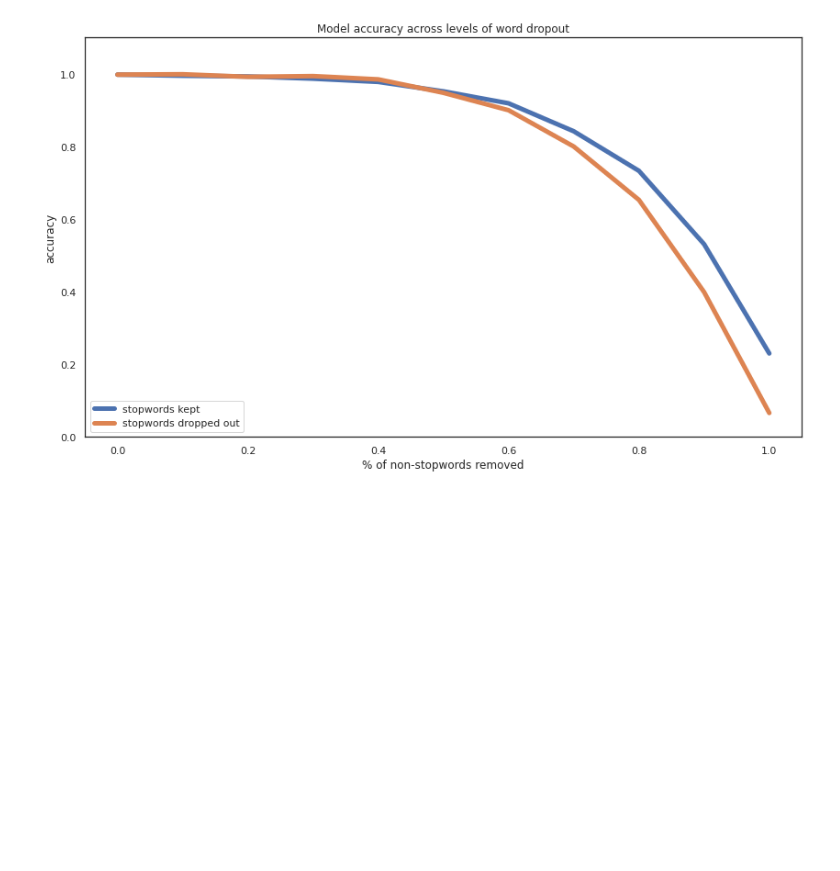
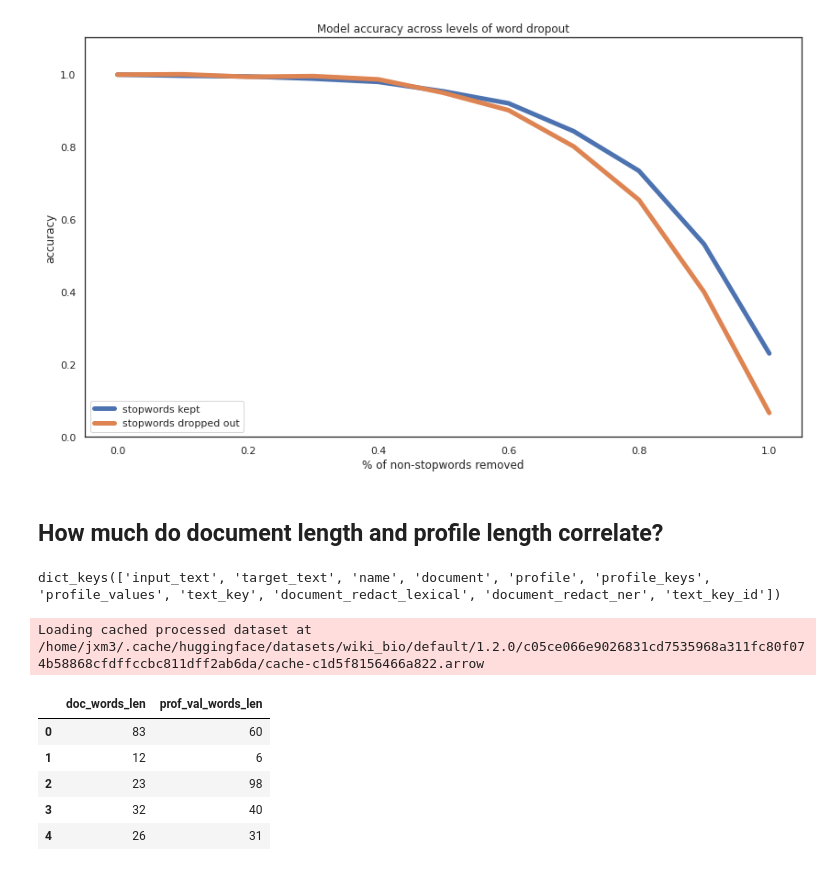
Before and after one commit to jxmorris12/unsupervised-text-deidentification, a Jupyter notebook: notebooks/2022-05-23 Testing model at varying levels of dropout [revisited].ipynb, the cells around one changed output. Saved outputs shown, nothing was run; the diff lists cells and outputs as text; code cells hidden in the pictures; blank space fills up the shorter version.

```diff
--- a/notebooks/2022-05-23 Testing model at varying levels of dropout [revisited].ipynb
+++ b/notebooks/2022-05-23 Testing model at varying levels of dropout [revisited].ipynb
@@ -198,3 +198,9 @@ plt.title('Model accuracy across levels of word dropout')
 # %% [output]
 Text(0.5, 1.0, 'Model accuracy across levels of word dropout')
 [figure]
+# %% [markdown]
+## How much do document length and profile length correlate?
+# %%
+dm.val_dataset[0].keys()
+# %% [output]
+dict_keys(['input_text', 'target_text', 'name', 'document', 'profile', 'profile_keys', 'profile_values', 'text_key', 'document_redact_lexical', 'document_redact_ner', 'text_key_id'])
@@ -200,0 +212,4 @@ Text(0.5, 1.0, 'Model accuracy across levels of word dropout')
+# %%
+val_dataset = dm.val_dataset.map(get_num_words)
+# %% [output]
+Loading cached processed dataset at /home/jxm3/.cache/huggingface/datasets/wiki_bio/default/1.2.0/c05ce066e9026831cd7535968a311fc80f074b58868cfdffccbc811dff2ab6da/cache-c1d5f8156466a822.arrow
@@ -200,0 +218,9 @@ Text(0.5, 1.0, 'Model accuracy across levels of word dropout')
+# %%
+words_df.head()
+# %% [output]
+|  | doc_words_len | prof_val_words_len |
+| 0 | 83 | 60 |
+| 1 | 12 | 6 |
+| 2 | 23 | 98 |
+| 3 | 32 | 40 |
+| 4 | 26 | 31 |
```
Also changed, not shown: parts of 4 cells of this notebook, 10 other files.
